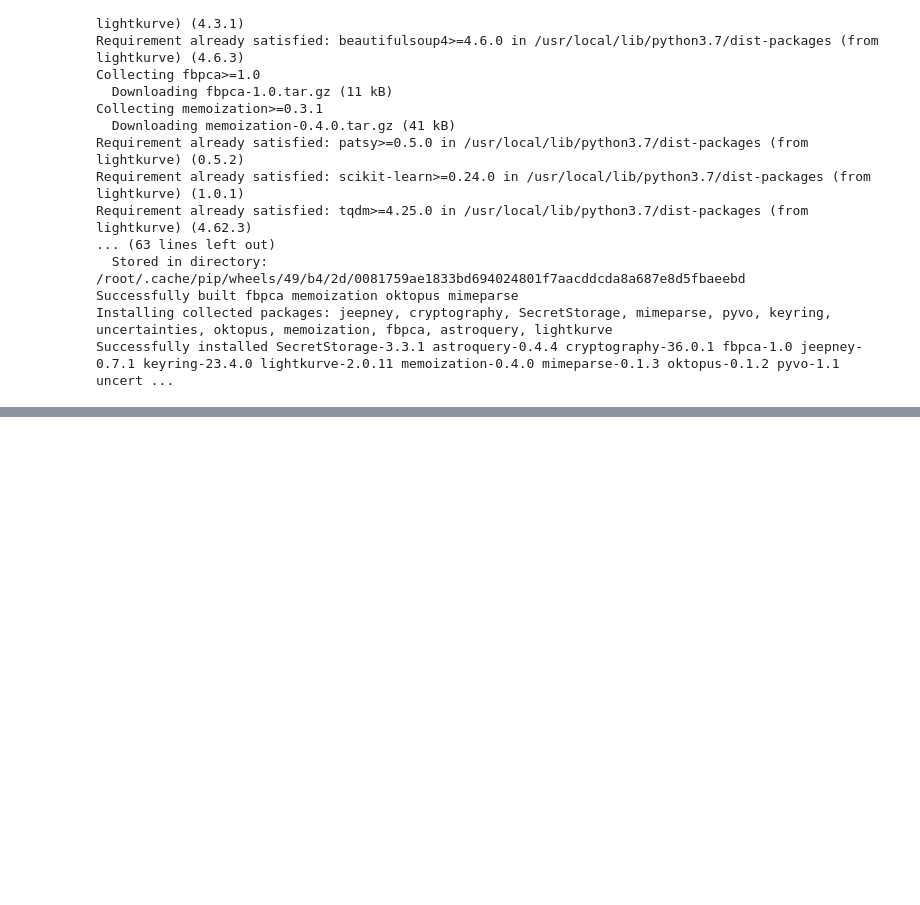
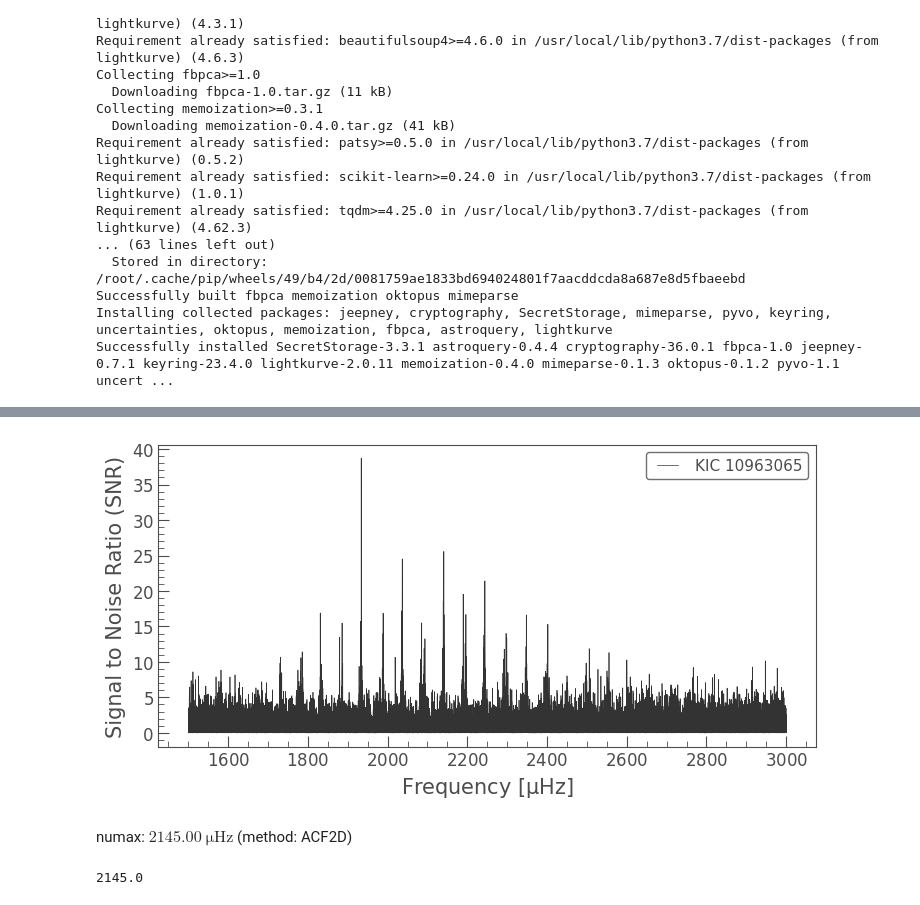
Before and after one commit to Srivardini11/lark, a Jupyter notebook: gravity.ipynb, the cells around one changed output, grey strips where cells are left out. Saved outputs shown, nothing was run; the diff lists cells and outputs as text; code cells hidden in the pictures; blank space fills up the shorter version.

```diff
--- a/gravity.ipynb
+++ b/gravity.ipynb
@@ -25,0 +52,5 @@ Successfully installed SecretStorage-3.3.1 astroquery-0.4.4 cryptography-36.0.1
+# %%
+snr = pg.flatten()
+ax = snr.plot();
+# %% [output]
+[figure, added]
@@ -25,0 +59,8 @@ Successfully installed SecretStorage-3.3.1 astroquery-0.4.4 cryptography-36.0.1
+# %%
+seismology.estimate_numax()
+# %% [output]
+numax: $2145.00$ $\mathrm{\mu Hz}$ (method: ACF2D)
+# %%
+seismology.numax.value
+# %% [output]
+2145.0
```
Also changed, not shown: parts of 4 cells of this notebook.
